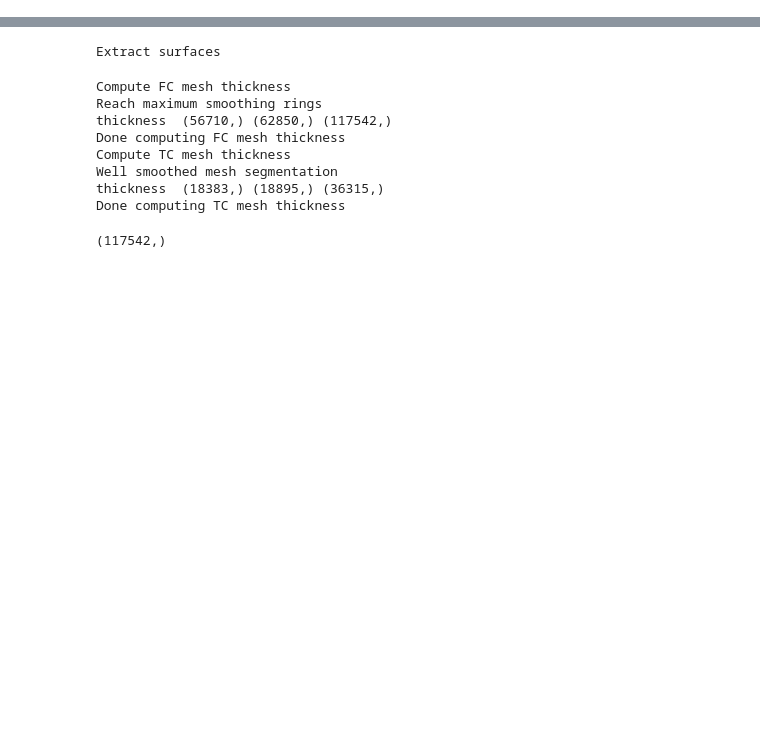
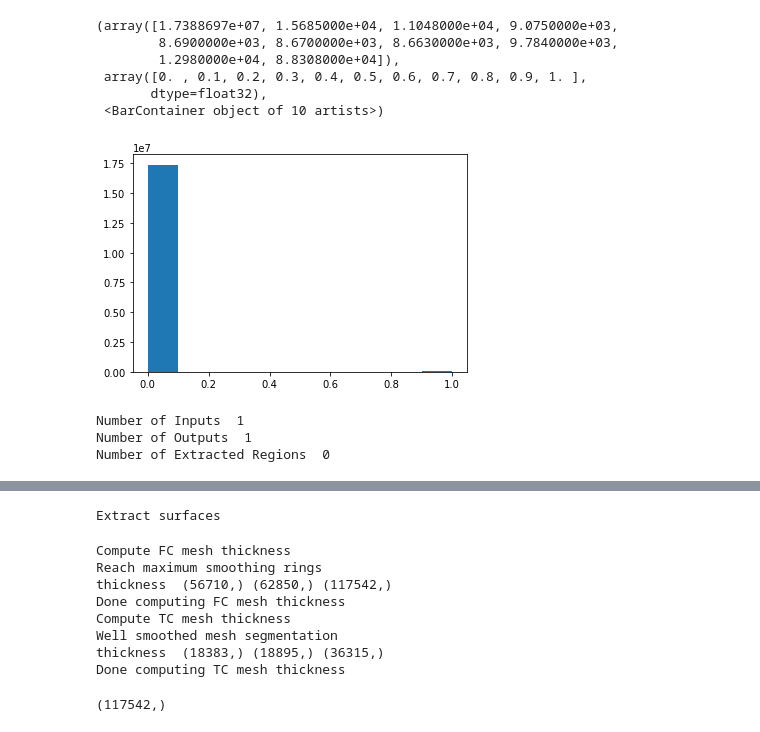
Before and after one commit to PranjalSahu/OAI_analysis, a Jupyter notebook: oai_analysis.ipynb, the cells around one changed output, grey strips where cells are left out. Saved outputs shown, nothing was run; the diff lists cells and outputs as text; code cells hidden in the pictures; blank space fills up the shorter version.

```diff
--- a/oai_analysis.ipynb
+++ b/oai_analysis.ipynb
@@ -626,0 +630,12 @@ output_origin  itkPointD3 ([0, 0, 0])
+# %%
+#arr1 = np.array(resampled)
+#print(arr1.shape)
+plt.hist(arr1.flatten())
+# %% [output]
+(array([1.7388697e+07, 1.5685000e+04, 1.1048000e+04, 9.0750000e+03,
+        8.6900000e+03, 8.6700000e+03, 8.6630000e+03, 9.7840000e+03,
+        1.2980000e+04, 8.8308000e+04]),
+ array([0. , 0.1, 0.2, 0.3, 0.4, 0.5, 0.6, 0.7, 0.8, 0.9, 1. ],
+       dtype=float32),
+ <BarContainer object of 10 artists>)
+[figure, added]
@@ -627,3 +700,11 @@ output_origin  itkPointD3 ([0, 0, 0])
+# %%
+print("Number of Inputs ", f.GetNumberOfInputs())
+print("Number of Outputs ", f.GetNumberOfOutputs())
+print("Number of Extracted Regions ", f.GetNumberOfExtractedRegions())
+# %% [output]
+Number of Inputs  1
+Number of Outputs  1
+Number of Extracted Regions  0
 # %%
 # For printing the point Ids for all the cells in a Mesh
 
```
Also changed, not shown: parts of 10 cells of this notebook.
